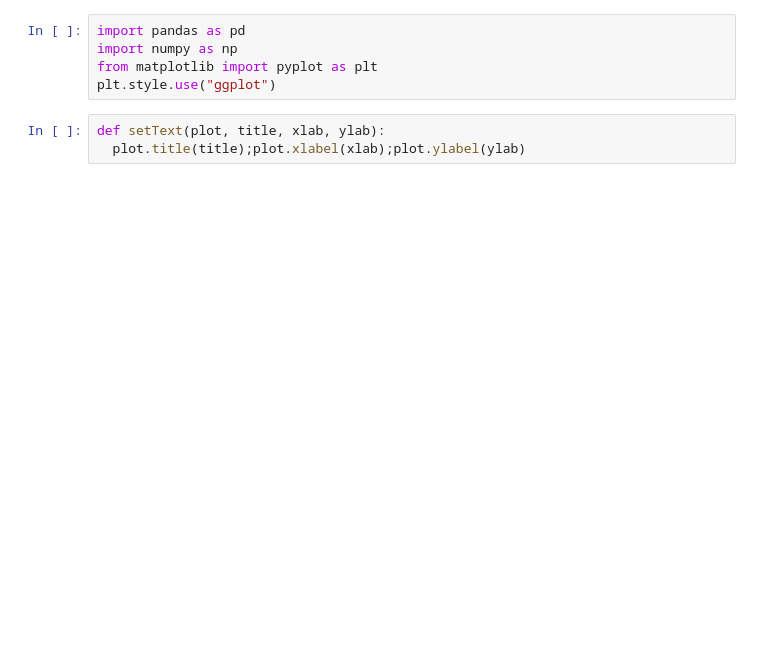
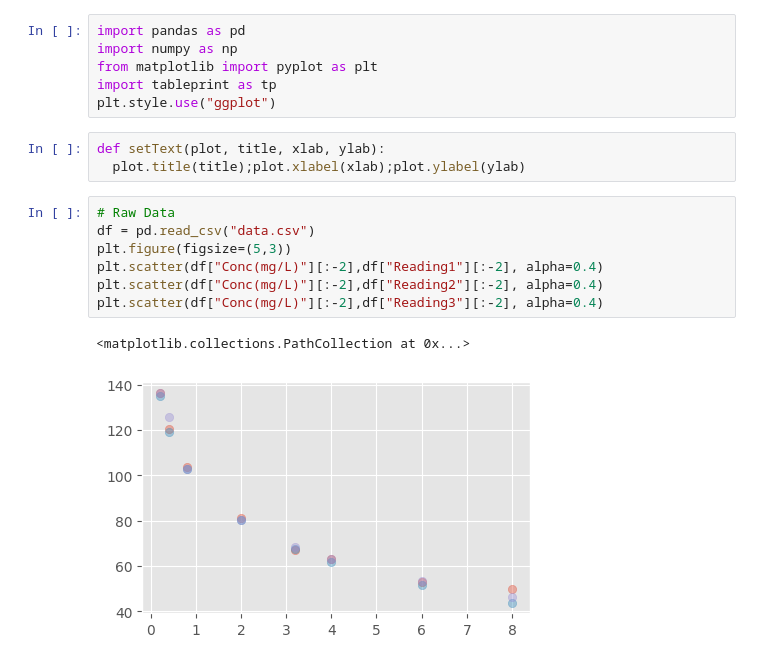
Before and after one commit to weathon/lab7, a Jupyter notebook: main.ipynb, the cells around one changed output. Saved outputs shown, nothing was run; the diff lists cells and outputs as text; blank space fills up the shorter version.

```diff
--- a/main.ipynb
+++ b/main.ipynb
@@ -2,7 +2,18 @@
 import pandas as pd
 import numpy as np
 from matplotlib import pyplot as plt
+import tableprint as tp
 plt.style.use("ggplot")
 # %%
 def setText(plot, title, xlab, ylab):
   plot.title(title);plot.xlabel(xlab);plot.ylabel(ylab)
+# %%
+# Raw Data
+df = pd.read_csv("data.csv")
+plt.figure(figsize=(5,3))
+plt.scatter(df["Conc(mg/L)"][:-2],df["Reading1"][:-2], alpha=0.4)
+plt.scatter(df["Conc(mg/L)"][:-2],df["Reading2"][:-2], alpha=0.4)
+plt.scatter(df["Conc(mg/L)"][:-2],df["Reading3"][:-2], alpha=0.4)
+# %% [output]
+<matplotlib.collections.PathCollection at 0x...>
+[figure, added]
```
Also changed, not shown: parts of 4 cells of this notebook, 1 other file.
